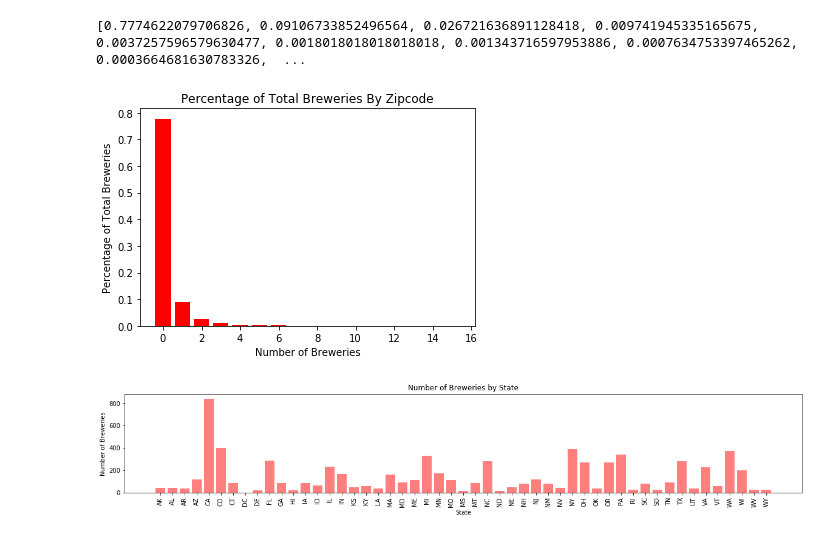
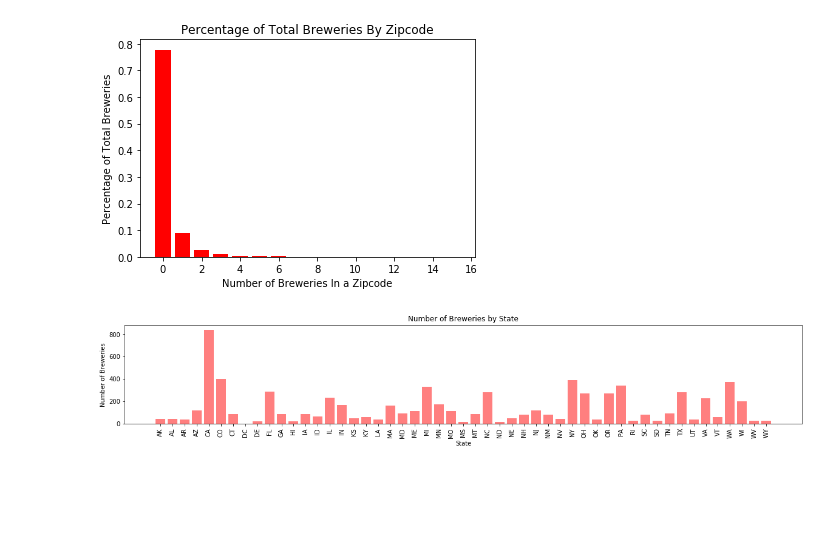
Before and after one commit to sjlapan/Economic_Predictors_of_Brewery_Success, a Jupyter notebook: data_analysis.ipynb, the cells around one changed output. Saved outputs shown, nothing was run; the diff lists cells and outputs as text; code cells hidden in the pictures; blank space fills up the shorter version.

Commit message:
adding final analysis and images

```diff
--- a/data_analysis.ipynb
+++ b/data_analysis.ipynb
@@ -45,9 +30,7 @@ brew_by_state.head()
 | 3 | AZ | 426 | 426 | 426 | 426 | 426 | ... |
 | 4 | CA | 2016 | 2016 | 2016 | 2016 | 2016 | ... |
 # %%
+# calculate percentages of number of breweries by zipcodes
 percents_of_total_num_breweries = []
 for x in range(len(num_zip_0_brews)):
     percents_of_total_num_breweries.append(len(brew_by_zipcode.loc[brew_by_zipcode["Brewery"] == x, :]) / len(data_df))
-print(percents_of_total_num_breweries)
-# %% [output]
-[0.7774622079706826, 0.09106733852496564, 0.026721636891128418, 0.009741945335165675, 0.0037257596579630477, 0.0018018018018018018, 0.001343716597953886, 0.0007634753397465262, 0.0003664681630783326,  ...
@@ -54,9 +70,10 @@ print(percents_of_total_num_breweries)
 # %%
+# plot the percentages of total breweries by the number of breweries in a zipcode
 plt.bar(range(len(num_zip_0_brews)), percents_of_total_num_breweries, color="r", align="center")
 plt.title("Percentage of Total Breweries By Zipcode")
-plt.xlabel("Number of Breweries")
+plt.xlabel("Number of Breweries In a Zipcode")
 plt.ylabel("Percentage of Total Breweries")
 plt.savefig("percentage_of_total_breweries_by_zipcode")
 plt.show()
 # %% [output]
-[figure, old version]
+[figure, new version]
```
Also changed, not shown: parts of 26 cells of this notebook, 4 other files.
